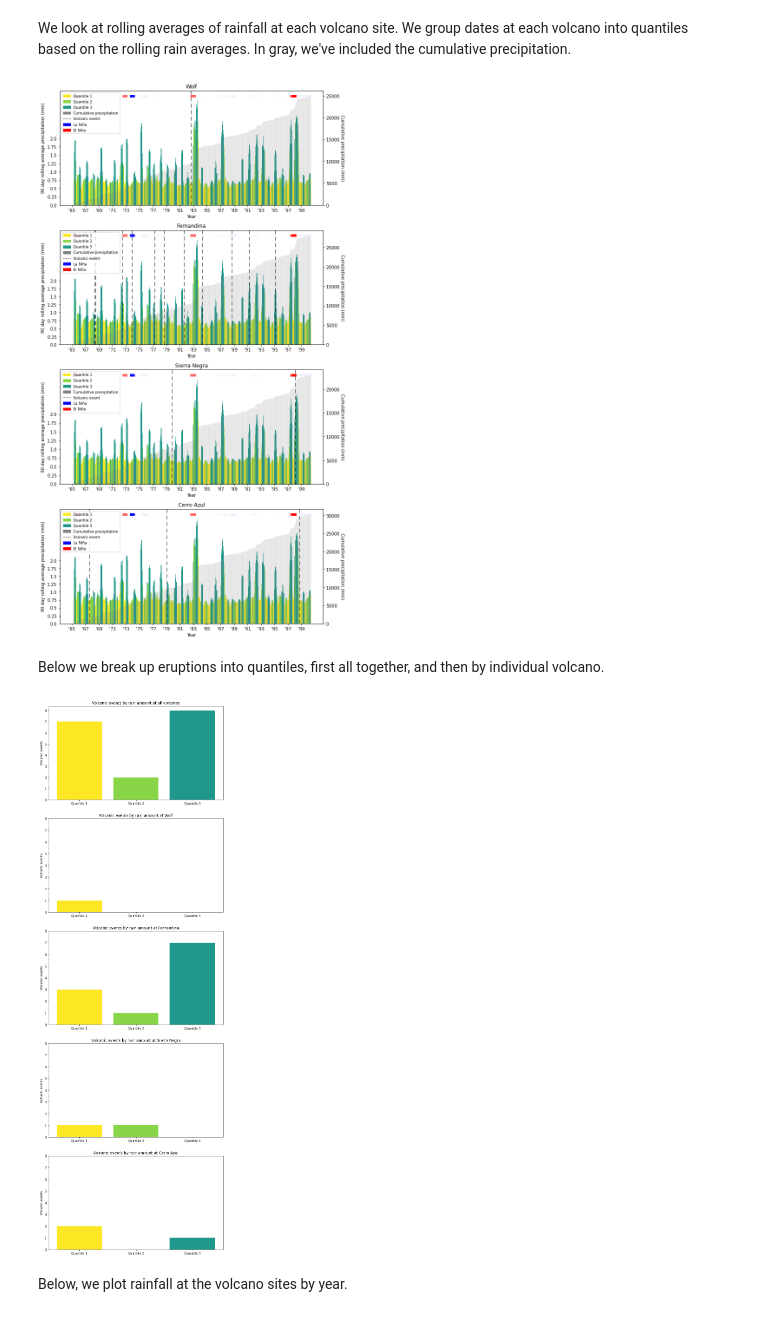
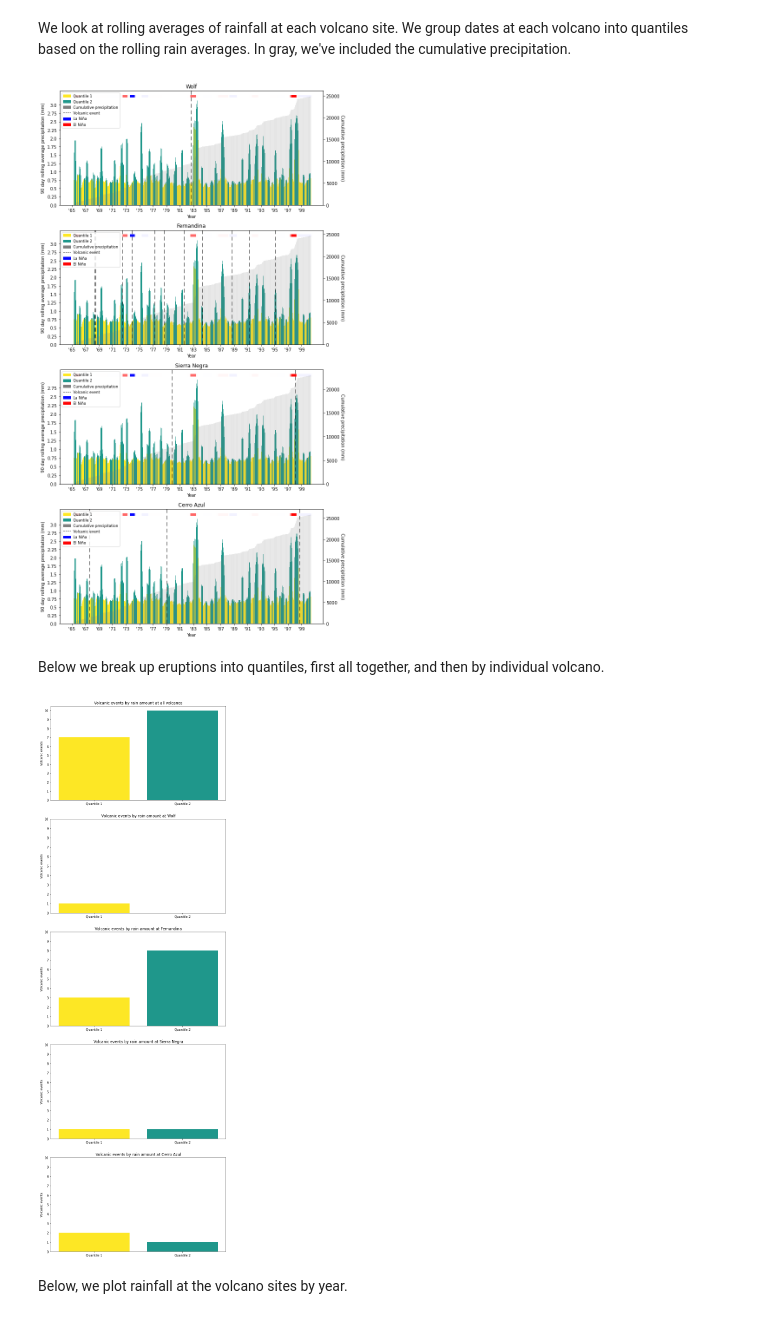
Before and after one commit to geodesymiami/precip-notebooks, a Jupyter notebook: tertiles_seasonal_pre2000.ipynb, the cells around one changed output. Drawn from its saved outputs; the diff is of its cells as text; code cells hidden in the pictures.

```diff
--- a/tertiles_seasonal_pre2000.ipynb
+++ b/tertiles_seasonal_pre2000.ipynb
@@ -7,10 +7,7 @@ from plot_functions import eruption_counter, rain_plotter
 from el_nino_functions import elnino_strengths
 # %%
 # Create path to data
-folder_env_variable = 'MY_FOLDER_PATH'
-default_folder_path = '/Users/jonathanquartin/Documents/Coding/GitHub/um_volcano_project/GALAPAGOS_DATA'
-
-folder_path = os.environ.get(folder_env_variable, default_folder_path)
+folder_path = '/Users/jonathanquartin/Documents/Coding/GitHub/um_volcano_project/GALAPAGOS_DATA'
 # %%
 # Import tables
 volcanic_events = pd.read_csv(os.path.join(folder_path, "eruptions_galapagos3.csv"))
@@ -25,12 +22,13 @@ Eruption data must have columns: 'Volcano' and 'Start'. 'Start' is the beginning
 
 Rainfall data must have columns: 'Date', 'Longitude', 'Latitude', and 'Precipitation'. 'Date' is given as a string YYYY-MM-DD and the other three columns are floats.
 # %%
-sites_dict = {'Wolf': (-91.35, .05, 'Wolf'), 'Fernandina': (-91.45, -.45, 'Fernandina'), 'Negra, Sierra': (-91.15, -.85, 'Sierra Negra'), 'Azul, Cerro': (-91.25, -.55, 'Cerro Azul') } # Long/lat pairs must exist in rainfall data
-#volcanos = {'Wolf': (-91.20, 0.0, 'Wolf'), 'Fernandina': (-91.33, -0.22, 'Fernandina'), 'Negra, Sierra': (-91.17, -0.83, 'Sierra Negra'), 'Azul, Cerro': (-91.24, -0.55, 'Cerro Azul') } # Long/lat pairs must exist in rainfall data
-quantiles = 3 # Number of bins to break up rainfall into
+sites_dict = {'Wolf': (-91.35, .05, 'Wolf'), 'Fernandina': (-91.55, -.35, 'Fernandina'), 'Negra, Sierra': (-91.15, -.85, 'Sierra Negra'), 'Azul, Cerro': (-91.35, -.95, 'Cerro Azul')} # Long/lat pairs must exist in rainfall data
+quantiles = 2 # Number of bins to break up rainfall into
 rolling_number = 90 # Number of days to average rainfall over
 log_flag = True # If true, applies a log scaling to the data
 by_season = True # Make true if you want to consider rainfall quantiles yearly, or False to consider rainfall quantiles across the entire date range
+
+# Uses the elnino_strengths function to get all instances of el ninos and la ninas
 start = min(rainfall['Date'])
 end = max(rainfall['Date'])
 strengths = {}
@@ -38,7 +36,7 @@ anom_types = {'weak nina': -.5, 'moderate nina': -1, 'strong nina': -1.5, 'weak
 for i in anom_types:
     strengths.update(elnino_strengths(oni, anom_types[i], i))
 
-# Uncomment below to use rain predictor gauge location
+# Uncomment below to use rain predictor gauge location. (For analyses of eruptions between 1964 and 2000)
 
 compare_site = ayora  # Choose ayora or bellavista to compare rainfall to
 print_summary = False # Make true if you want to see summary of regression
@@ -47,7 +45,7 @@ rainfall = pred_rain[pred_rain['Date'] < start].copy()
 start = min(rainfall['Date'])
 end = max(rainfall['Date'])
 
-# Picks out elninos/laninas within dates of rainfall data. Converts dates to decimals.
+# Picks out elninos/laninas between the start and end dates. Converts dates to decimals.
 elninos = {'weak nina': [], 'moderate nina': [], 'strong nina': [], 'weak nino': [], 'moderate nino': [], 'strong nino': [], 'very strong nino': []}
 
 if strengths != None:
@@ -64,13 +62,13 @@ plot_type = 'bar'
 
 rain_plotter(plot_type ,sites_dict, rainfall, quantiles, rolling_number, volcanic_events, by_season, log_flag, elninos)
 # %% [output]
-[figure, old version]
+[figure, new version]
 # %% [markdown]
 Below we break up eruptions into quantiles, first all together, and then by individual volcano.
 # %%
-eruption_counter(sites_dict, volcanic_events, rainfall, quantiles, rolling_number, by_season)
+vals = eruption_counter(sites_dict, volcanic_events, rainfall, quantiles, rolling_number, by_season)
 # %% [output]
-[figure, old version]
+[figure, new version]
 # %% [markdown]
 Below, we plot rainfall at the volcano sites by year.
 # %%
```
Also changed, not shown: parts of 1 cell of this notebook, 25 other files.
